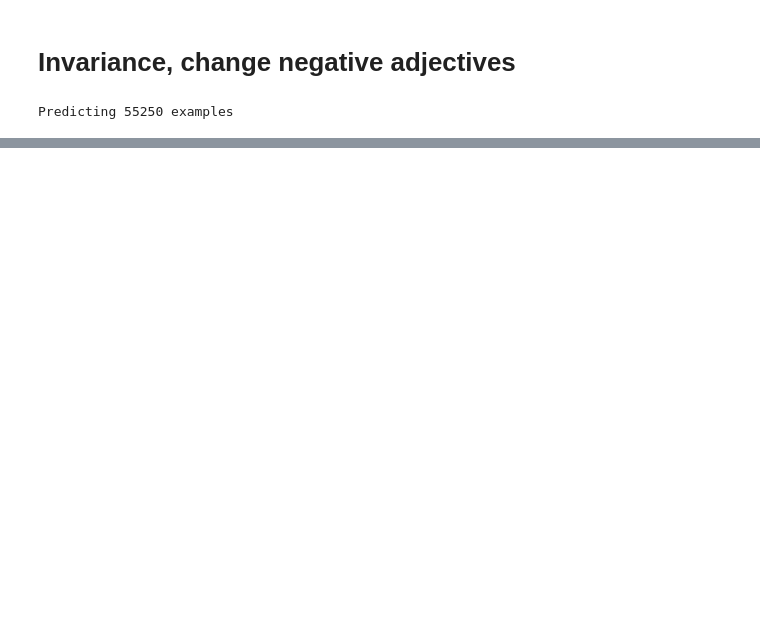
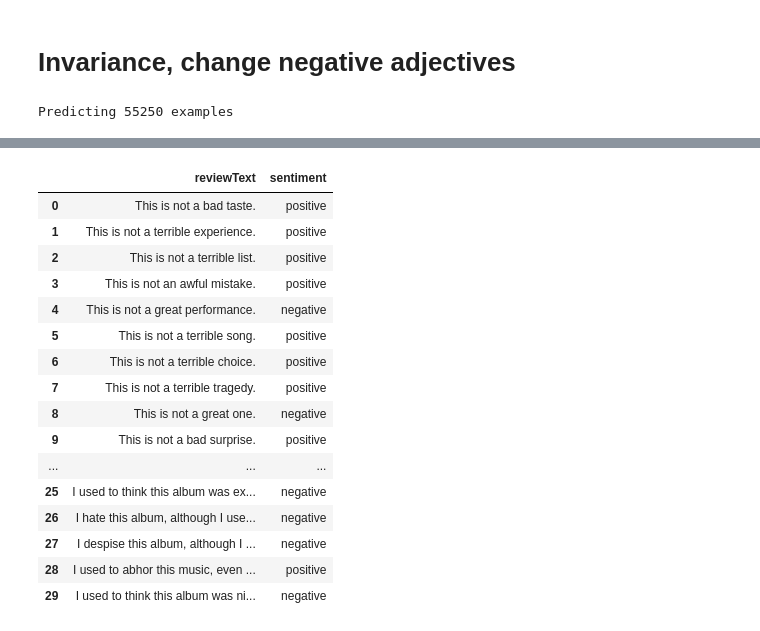
Before and after one commit to JohanLundberg12/SecondYearProject2021, a Jupyter notebook: Invariance.ipynb, the cells around one changed output, grey strips where cells are left out. Saved outputs shown, nothing was run; the diff lists cells and outputs as text; code cells hidden in the pictures; blank space fills up the shorter version.

```diff
--- a/Invariance.ipynb
+++ b/Invariance.ipynb
@@ -179,0 +257,20 @@ Example fails:
+# %%
+output_johan
+# %% [output]
+|  | reviewText | sentiment |
+| 0 | This is not a bad taste. | positive |
+| 1 | This is not a terrible experience. | positive |
+| 2 | This is not a terrible list. | positive |
+| 3 | This is not an awful mistake. | positive |
+| 4 | This is not a great performance. | negative |
+| 5 | This is not a terrible song. | positive |
+| 6 | This is not a terrible choice. | positive |
+| 7 | This is not a terrible tragedy. | positive |
+| 8 | This is not a great one. | negative |
+| 9 | This is not a bad surprise. | positive |
+| ... | ... | ... |
+| 25 | I used to think this album was ex... | negative |
+| 26 | I hate this album, although I use... | negative |
+| 27 | I despise this album, although I ... | negative |
+| 28 | I used to abhor this music, even ... | positive |
+| 29 | I used to think this album was ni... | negative |
```
Also changed, not shown: parts of 27 cells of this notebook, 2 other files.
